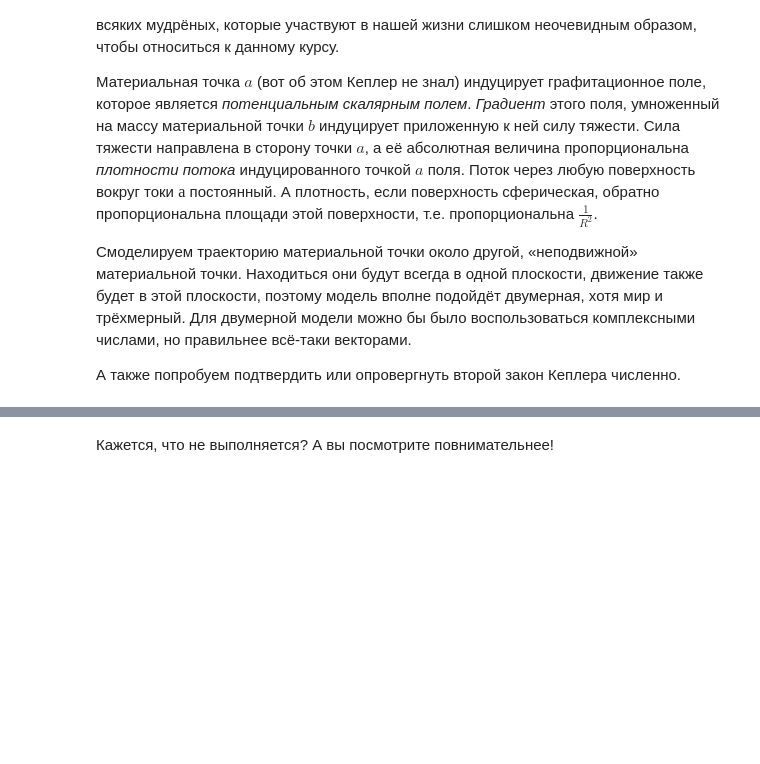
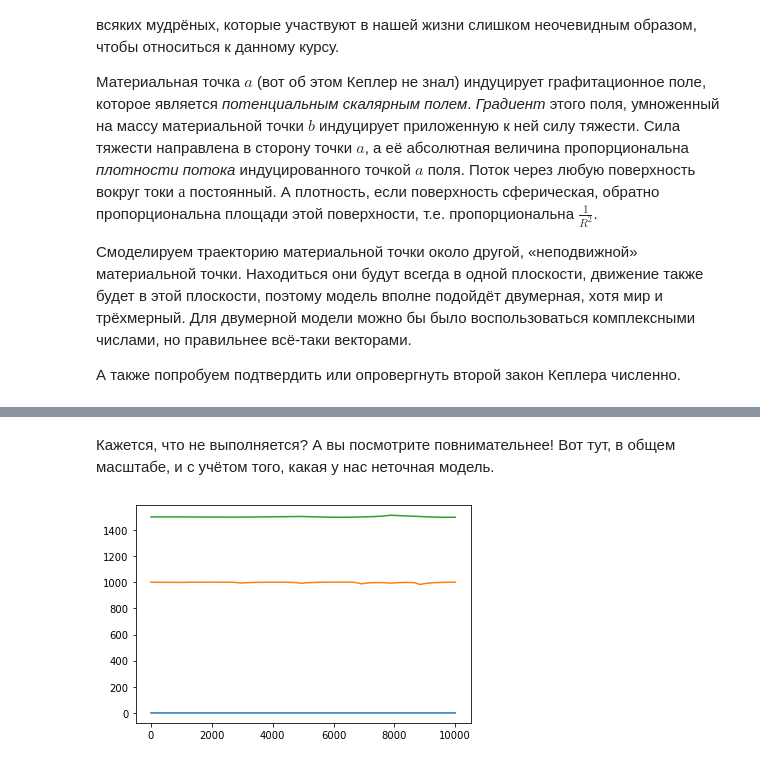
Before and after one commit to dluciv/python-intro-course, a Jupyter notebook: docs/jupiter-notebooks/04.kepler.ipynb, the cells around one changed output, grey strips where cells are left out. Saved outputs shown, nothing was run; the diff lists cells and outputs as text; code cells hidden in the pictures; blank space fills up the shorter version.

```diff
--- a/docs/jupiter-notebooks/04.kepler.ipynb
+++ b/docs/jupiter-notebooks/04.kepler.ipynb
@@ -162,2 +180,6 @@ for b in bodies[1:]:
 # %% [markdown]
-Кажется, что не выполняется? А вы посмотрите повнимательнее!
+Кажется, что не выполняется? А вы посмотрите повнимательнее! Вот тут, в общем масштабе, и с учётом того, какая у нас неточная модель.
+# %%
+plt_kepler(True)
+# %% [output]
+[figure, added]
```
Also changed, not shown: parts of 4 cells of this notebook.
